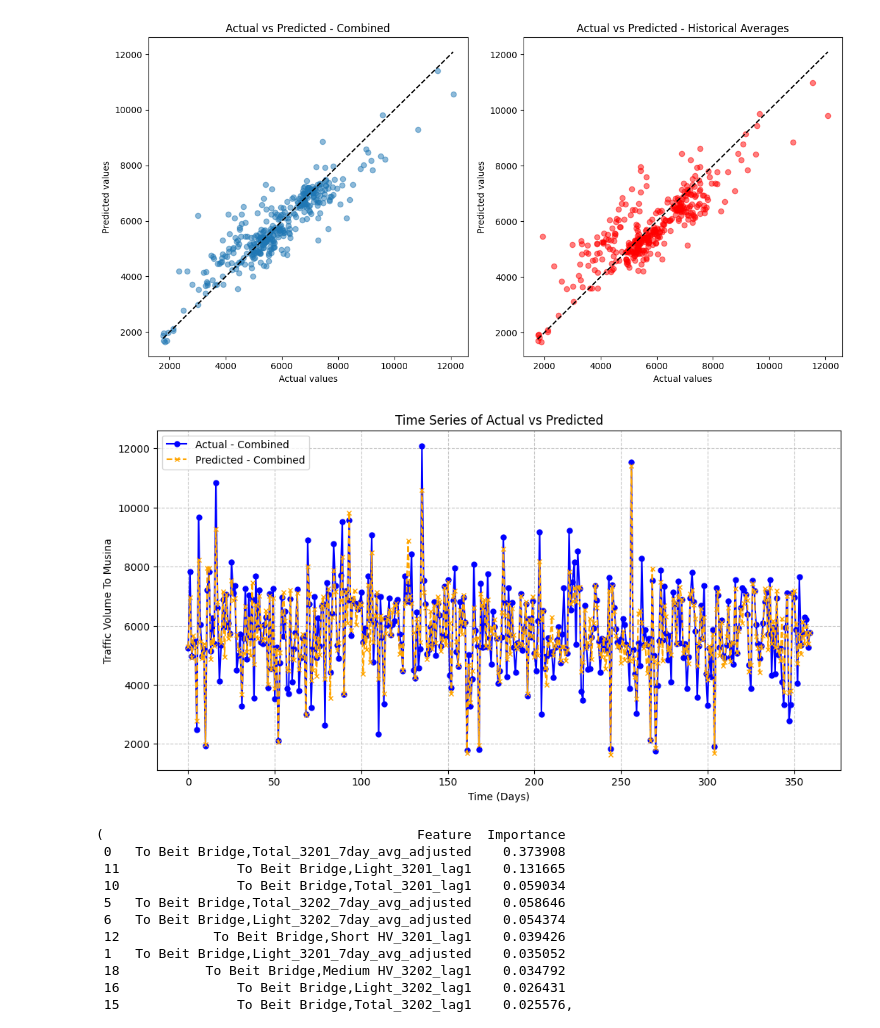
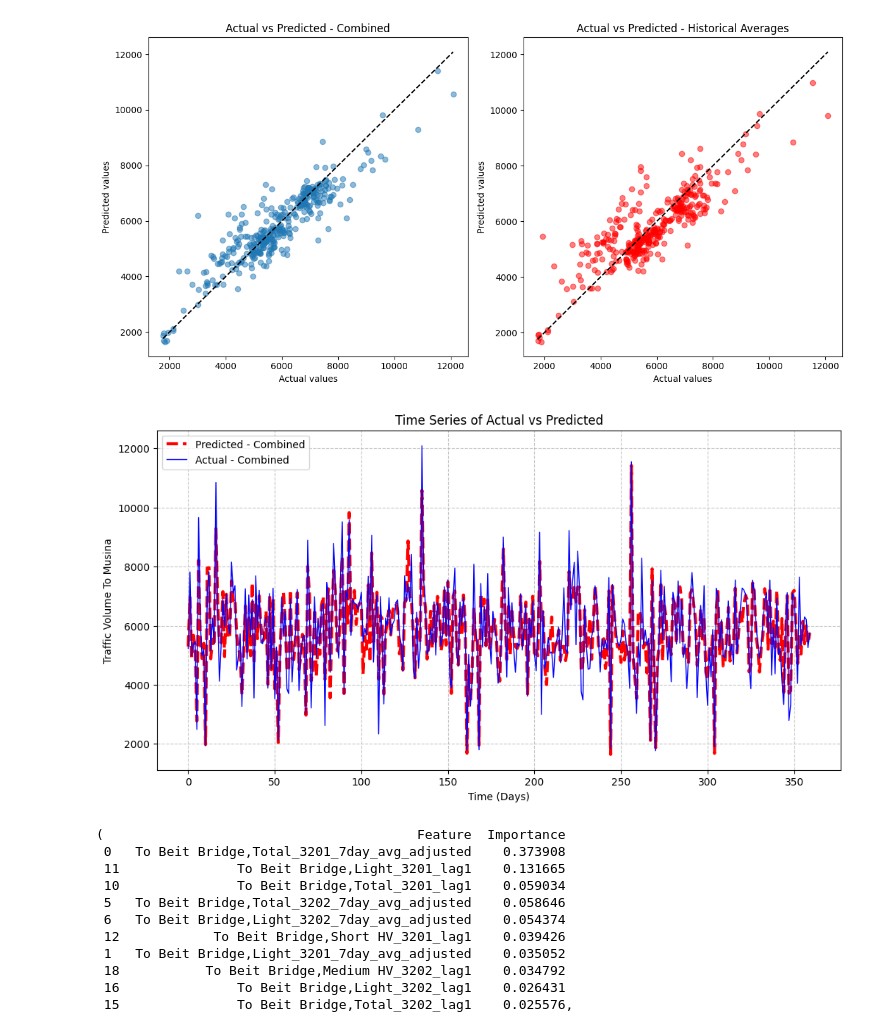
Before and after one commit to ShumelSiraj/Traffic_Estimation_Model_Beitbridge_Border_WB, a Jupyter notebook: 2.Traffic Volume Estimation Model.ipynb, the cells around one changed output. Drawn from its saved outputs; the diff is of its cells as text; code cells hidden in the pictures.

Commit message:
graph

```diff
--- a/2.Traffic Volume Estimation Model.ipynb
+++ b/2.Traffic Volume Estimation Model.ipynb
@@ -350,32 +350,36 @@ plt.show()
 [figure]
 # %%
 import matplotlib.pyplot as plt
-import numpy as np
 
-# Assuming y_test_combined, y_pred_combined, and timestamps are defined as per your code
+# Assuming y_test_combined and y_pred_combined are defined as per your code
+
+# Number of days
+num_days = len(y_test_combined)
+days = range(num_days)
 
 # Create a figure and axis
 fig, ax = plt.subplots(figsize=(12, 6))
 
 # Plotting for X_combined
-plt.plot(timestamps, y_test_combined, label='Actual - Combined', linestyle='-', marker='o', markersize=5, color='blue')
-plt.plot(timestamps, y_pred_combined, label='Predicted - Combined', linestyle='--', marker='x', markersize=5, color='orange')
+# Make the predicted line thicker (red) and plot it first
+ax.plot(days, y_pred_combined, label='Predicted - Combined', linestyle='--', markersize=5, color='red', linewidth=3)
+
+# Plot the actual line thinner (blue) and on top
+ax.plot(days, y_test_combined, label='Actual - Combined', linestyle='-', markersize=5, color='blue', linewidth=1)
 
 # Set labels and title
-plt.title('Time Series of Actual vs Predicted')
-plt.xlabel('Time (Day)')
-plt.ylabel('Traffic Volume To Musina')
+ax.set_title('Time Series of Actual vs Predicted')
+ax.set_xlabel('Time (Days)')
+ax.set_ylabel('Traffic Volume To Musina')
 
-# Add gridlines
-plt.grid(True, linestyle='--', alpha=0.7)
-
-# Customize legend
-plt.legend(loc='upper left')
+# Add gridlines and customize legend
+ax.grid(True, linestyle='--', alpha=0.7)
+ax.legend(loc='upper left')
 
 # Show the plot
 plt.show()
 # %% [output]
-[figure, old version]
+[figure, new version]
 # %%
 # Extracting feature importance for the model trained on X_combined
 importance_combined = rf_model_combined.feature_importances_
```
Also changed, not shown: parts of 2 cells of this notebook.
